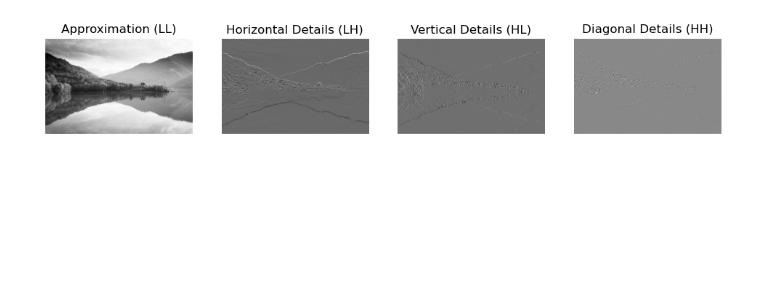
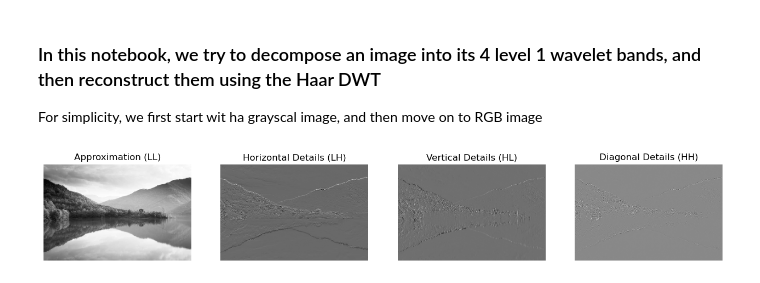
Before and after one commit to divyarajparia/Compositionality-in-ViTs, a Jupyter notebook: haar_dwt_trial.ipynb, the cells around one changed output. Cells and saved outputs as stored; diff of their text form; code cells hidden in the pictures; blank space fills up the shorter version.

Commit message:
haar dwt commit

```diff
--- a/haar_dwt_trial.ipynb
+++ b/haar_dwt_trial.ipynb
@@ -1,31 +1,35 @@
+# %% [markdown]
+### In this notebook, we try to decompose an image into its 4 level 1 wavelet bands, and then reconstruct them using the Haar DWT
+
+For simplicity, we first start wit ha grayscal image, and then move on to RGB image
 # %%
 import cv2
 import pywt
 import numpy as np
 import matplotlib.pyplot as plt
 
 image = cv2.imread("trial.jpg", cv2.IMREAD_GRAYSCALE)
 
 coeffs2 = pywt.dwt2(image, 'haar')
 LL, (LH, HL, HH) = coeffs2
 
-# Display the decomposed images
-fig, axes = plt.subplots(1, 4, figsize=(12, 4))
+# Let us now show each of the components
+fig, axes = plt.subplots(1, 4, figsize=(16, 5))
 axes[0].imshow(LL, cmap="gray")
 axes[0].set_title("Approximation (LL)")
 
 axes[1].imshow(LH, cmap="gray")
 axes[1].set_title("Horizontal Details (LH)")
 
 axes[2].imshow(HL, cmap="gray")
 axes[2].set_title("Vertical Details (HL)")
 
 axes[3].imshow(HH, cmap="gray")
 axes[3].set_title("Diagonal Details (HH)")
 
 for ax in axes:
     ax.axis("off")
 
 plt.show()
 # %% [output]
-[figure, old version]
+[figure, new version]
```
Also changed, not shown: parts of 4 cells of this notebook.
